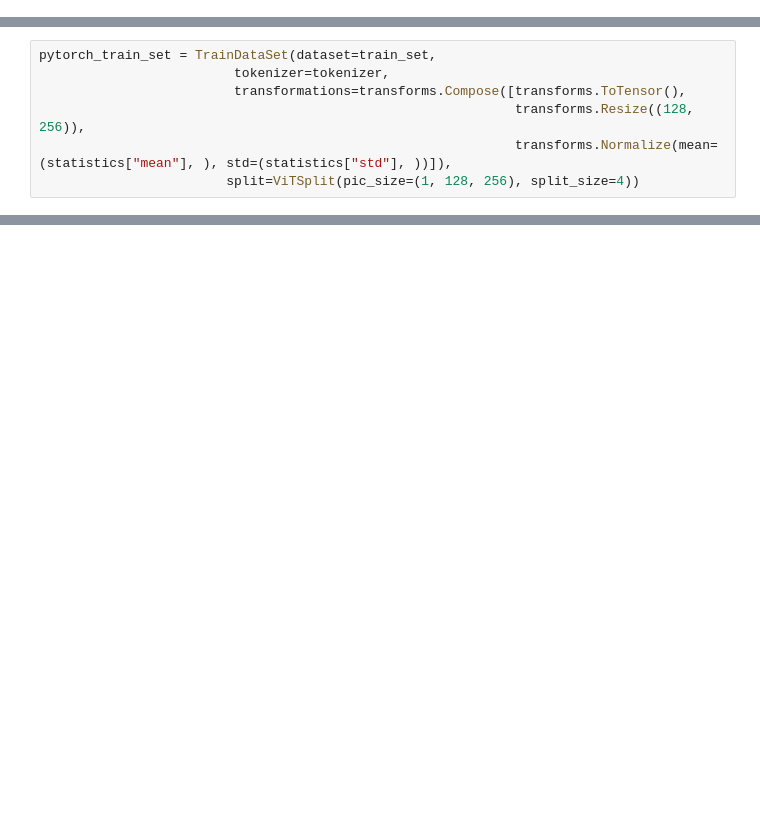
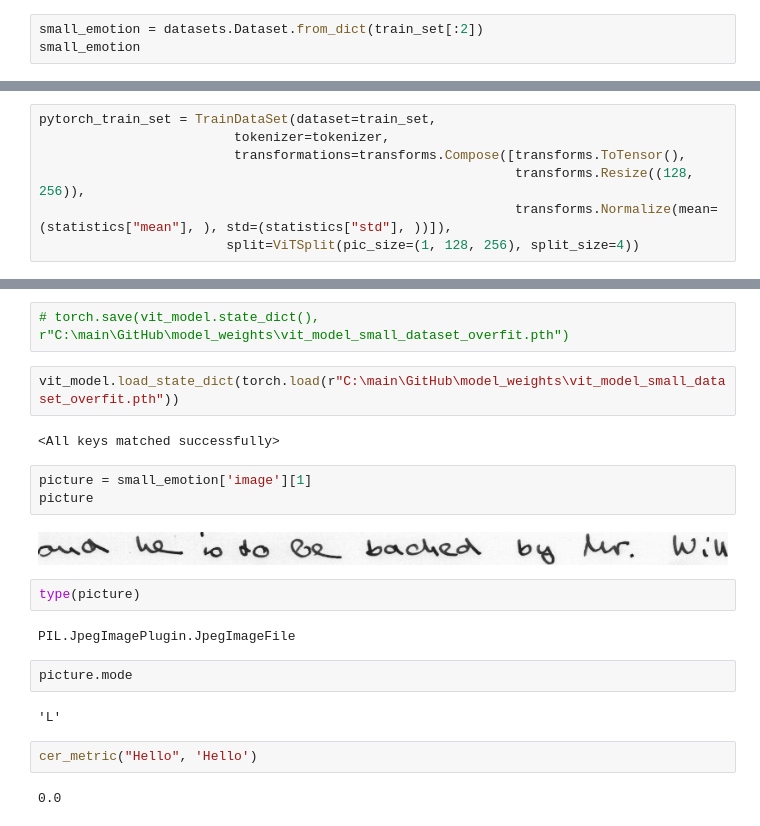
Before and after one commit to LuchianPeledutse/handwrittenTextRecognitionSystem, a Jupyter notebook: training.ipynb, the cells around one changed output, grey strips where cells are left out. Saved outputs shown, nothing was run; the diff lists cells and outputs as text; blank space fills up the shorter version.

```diff
--- a/training.ipynb
+++ b/training.ipynb
@@ -35,3 +41,6 @@ print(f"Validation length: {len(val_set)}")
 # %% [output]
 Training length: 9397
 Validation length: 976
+# %%
+small_emotion = datasets.Dataset.from_dict(train_set[:2])
+small_emotion
@@ -138,0 +439,23 @@ pytorch_train_set = TrainDataSet(dataset=train_set,
+# %%
+# torch.save(vit_model.state_dict(), r"C:\main\GitHub\model_weights\vit_model_small_dataset_overfit.pth")
+# %%
+vit_model.load_state_dict(torch.load(r"C:\main\GitHub\model_weights\vit_model_small_dataset_overfit.pth"))
+# %% [output]
+<All keys matched successfully>
+# %%
+picture = small_emotion['image'][1]
+picture
+# %% [output]
+[figure, added]
+# %%
+type(picture)
+# %% [output]
+PIL.JpegImagePlugin.JpegImageFile
+# %%
+picture.mode
+# %% [output]
+'L'
+# %%
+cer_metric("Hello", 'Hello')
+# %% [output]
+0.0
```
Also changed, not shown: parts of 31 cells of this notebook.
